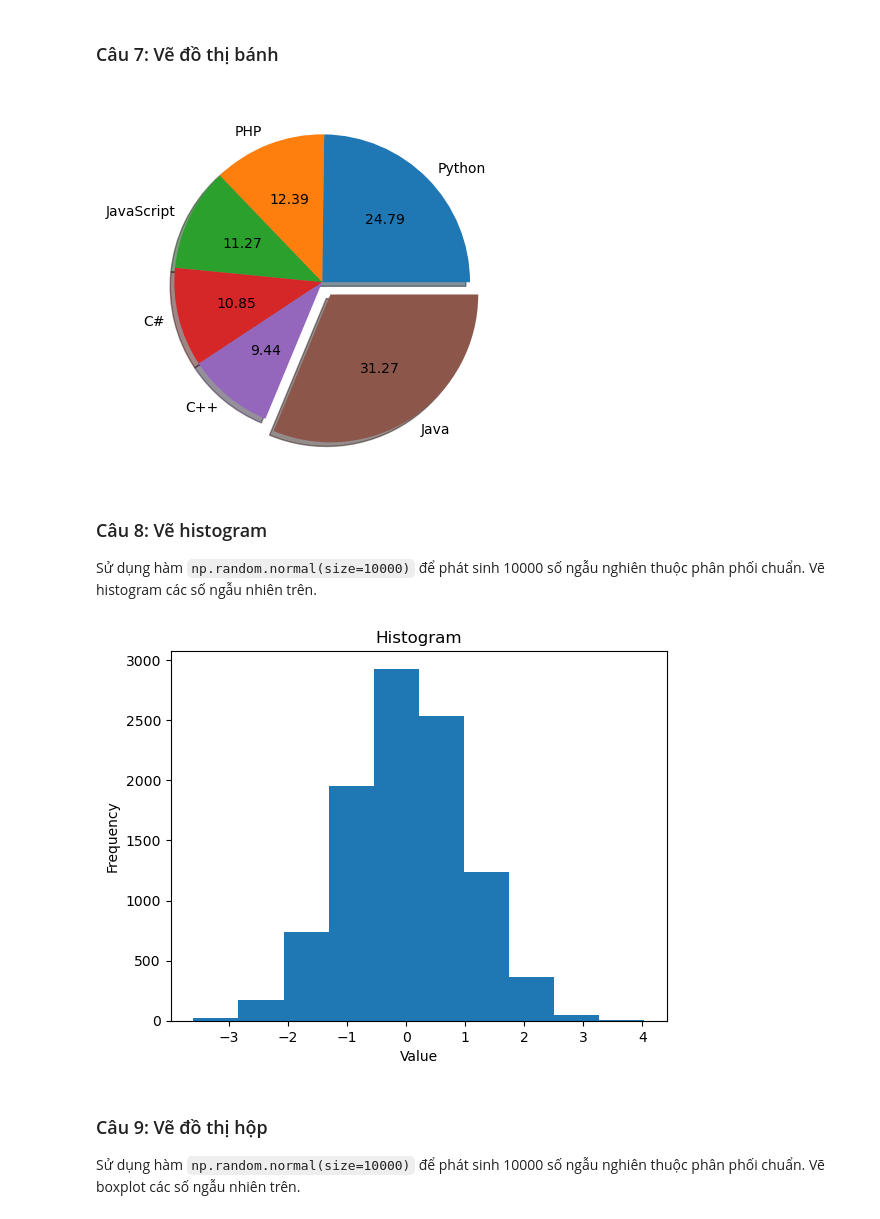
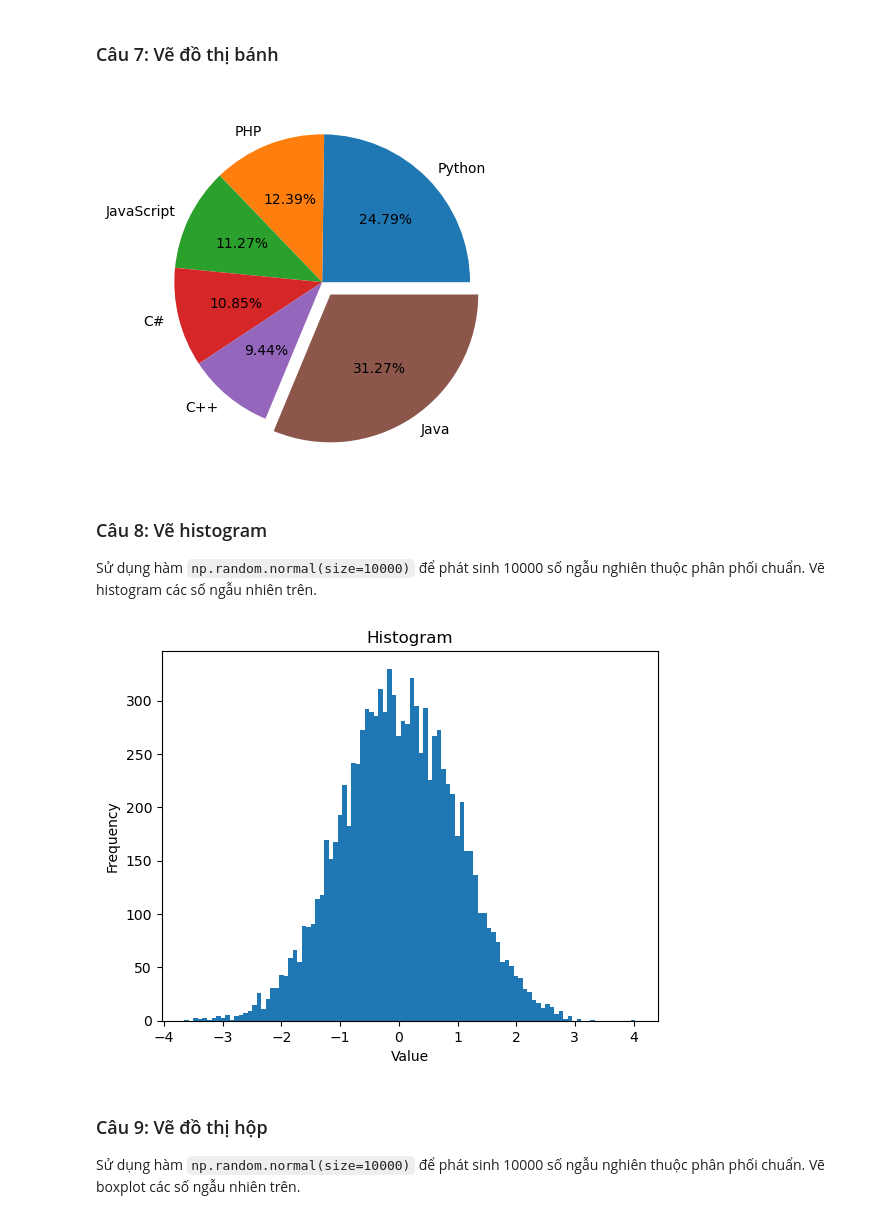
Before and after one commit to tiesen243/data-analyst, a Jupyter notebook: tkud_lab03_ex.ipynb, the cells around one changed output. Drawn from its saved outputs; the diff is of its cells as text; code cells hidden in the pictures.

```diff
--- a/tkud_lab03_ex.ipynb
+++ b/tkud_lab03_ex.ipynb
@@ -182,32 +190,27 @@ plt.show()
 # %% [markdown]
 ### Câu  7: Vẽ đồ thị bánh
 # %%
-y = np.array([24.79, 12.39, 11.27, 10.85, 9.44, 31.27])
+data = [24.79, 12.39, 11.27, 10.85, 9.44, 31.27]
+labels = ["Python", "PHP", "JavaScript", "C#", "C++", "Java"]
 
-plt.pie(
-    y,
-    labels=["Python", "PHP", "JavaScript", "C#", "C++", "Java"],
-    explode=[0, 0, 0, 0, 0, 0.1],
-    autopct="%.2f",
-    shadow=True,
-)
+plt.pie(data, labels=labels, autopct="%.2f%%", explode=[0, 0, 0, 0, 0, 0.1])
 
 plt.show()
 # %% [output]
-[figure, old version]
+[figure, new version]
 # %% [markdown]
 ### Câu 8: Vẽ histogram
 
 Sử dụng hàm `np.random.normal(size=10000)` để phát sinh 10000 số ngẫu nghiên thuộc phân phối chuẩn. Vẽ histogram các số ngẫu nhiên trên.
 # %%
-plt.hist(np.random.normal(size=10000))
+plt.hist(np.random.normal(size=10000), bins=100)
 
 plt.title("Histogram")
 plt.xlabel("Value")
 plt.ylabel("Frequency")
 plt.show()
 # %% [output]
-[figure, old version]
+[figure, new version]
 # %% [markdown]
 ### Câu 9: Vẽ đồ thị hộp
 
```
Also changed, not shown: parts of 34 cells of this notebook.
